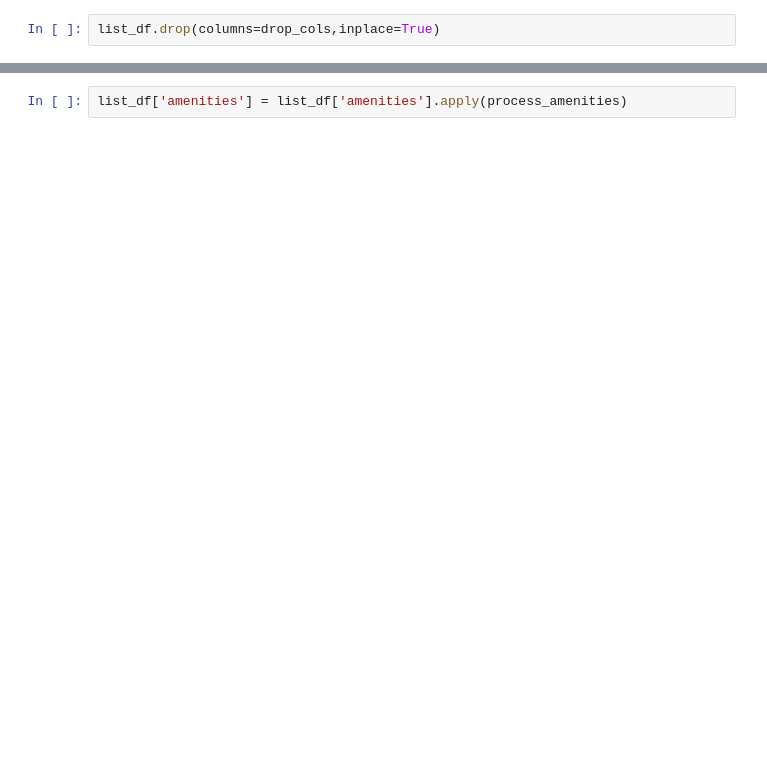
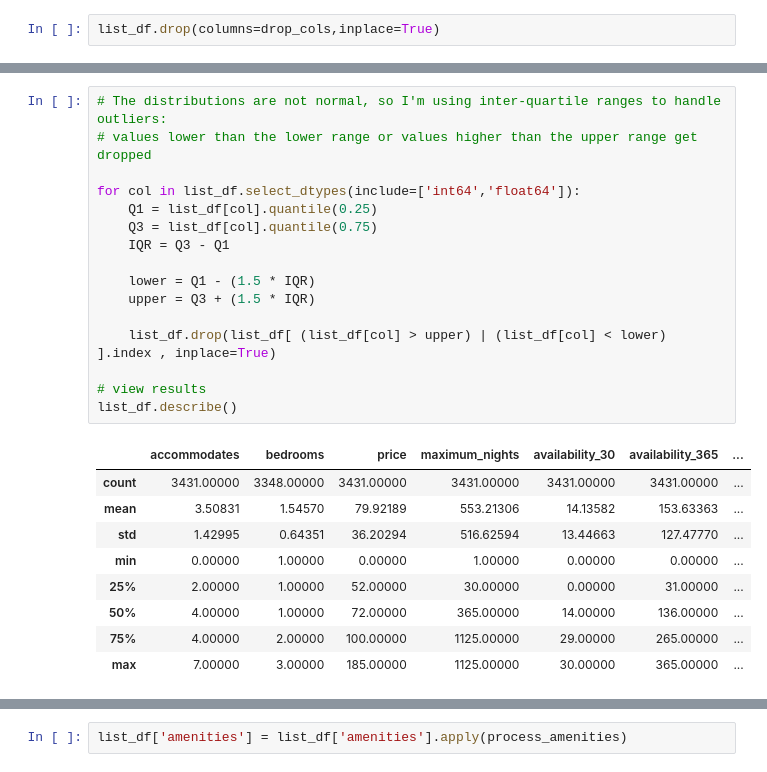
Before and after one commit to katyasa/udacity-nanodegree, a Jupyter notebook: Project 1/project_1_listings.ipynb, the cells around one changed output, grey strips where cells are left out. Saved outputs shown, nothing was run; the diff lists cells and outputs as text; blank space fills up the shorter version.

```diff
--- a/Project 1/project_1_listings.ipynb
+++ b/Project 1/project_1_listings.ipynb
@@ -248,0 +271,26 @@ plt.show()
+# %%
+# The distributions are not normal, so I'm using inter-quartile ranges to handle outliers:
+# values lower than the lower range or values higher than the upper range get dropped
+
+for col in list_df.select_dtypes(include=['int64','float64']):
+    Q1 = list_df[col].quantile(0.25)
+    Q3 = list_df[col].quantile(0.75)
+    IQR = Q3 - Q1
+
+    lower = Q1 - (1.5 * IQR)
+    upper = Q3 + (1.5 * IQR)
+
+    list_df.drop(list_df[ (list_df[col] > upper) | (list_df[col] < lower) ].index , inplace=True)
+
+# view results
+list_df.describe()
+# %% [output]
+|  | accommodates | bedrooms | price | maximum_nights | availability_30 | availability_365 | ... |
+| count | 3431.00000 | 3348.00000 | 3431.00000 | 3431.00000 | 3431.00000 | 3431.00000 | ... |
+| mean | 3.50831 | 1.54570 | 79.92189 | 553.21306 | 14.13582 | 153.63363 | ... |
+| std | 1.42995 | 0.64351 | 36.20294 | 516.62594 | 13.44663 | 127.47770 | ... |
+| min | 0.00000 | 1.00000 | 0.00000 | 1.00000 | 0.00000 | 0.00000 | ... |
+| 25% | 2.00000 | 1.00000 | 52.00000 | 30.00000 | 0.00000 | 31.00000 | ... |
+| 50% | 4.00000 | 1.00000 | 72.00000 | 365.00000 | 14.00000 | 136.00000 | ... |
+| 75% | 4.00000 | 2.00000 | 100.00000 | 1125.00000 | 29.00000 | 265.00000 | ... |
+| max | 7.00000 | 3.00000 | 185.00000 | 1125.00000 | 30.00000 | 365.00000 | ... |
```
Also changed, not shown: parts of 75 cells of this notebook, 1 other file.
